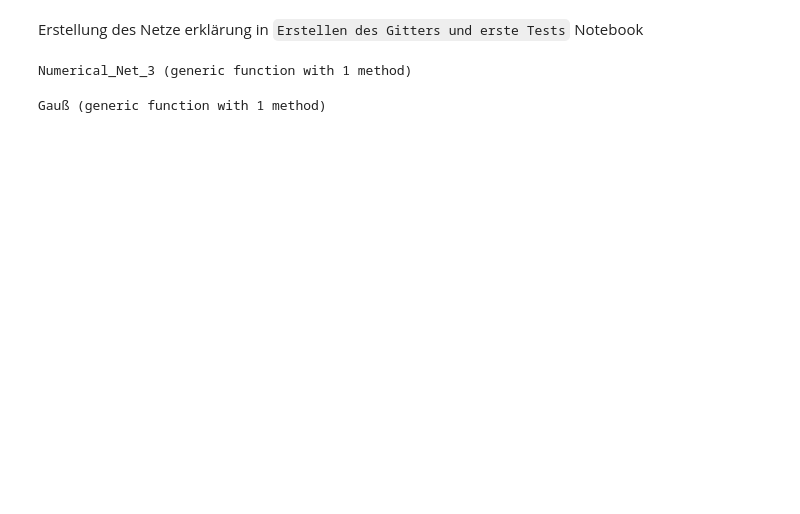
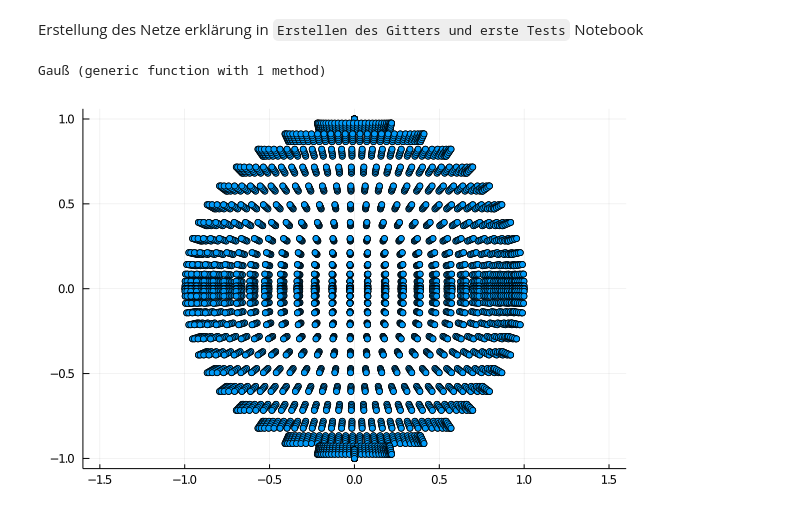
Before and after one commit to Zywczok/Euro-Ocean-Simulation, a Jupyter notebook: Das Model.ipynb, the cells around one changed output. Drawn from its saved outputs; the diff is of its cells as text; code cells hidden in the pictures; blank space fills up the shorter version.

```diff
--- a/Das Model.ipynb
+++ b/Das Model.ipynb
@@ -3,9 +3,23 @@ using Plots
 # %% [markdown]
 Erstellung des Netze erklärung in `Erstellen des Gitters und erste Tests` Notebook
 # %%
-function Numerical_Net_3(N,m,Topografie)
+function Gauß(x,a)
+    @. *(/(1,sqrt(2*π)*a),exp(/(-x^2,2*a^2)))
+end
+
+
+function phi_weight(N,a=0.6)
+    x = range(-1,1,length=N)
+    L = Gauß(x,a)
+    L = (1 ./ L) .- 1 ./ Gauß(0,a)
+    @. L[1:Int(N/2)] = -L[1:Int(N/2)]
+    L = (L .- L[1]) ./ (2*L[end]) * π
+end
+
+
+function Numerical_Net_3(N,m,Topografie,a=0.6)
     Θ = range(0,stop=2*π,length=N*2)
-    φ = logrange(x1, x2, n) # range(0,stop=π,length=N)
+    φ = phi_weight(N,a) # range(0,stop=π,length=N)
 
     X, Y, Z = [],[],[]
 
@@ -21,10 +35,4 @@ function Numerical_Net_3(N,m,Topografie)
     [X,Y,Z]
 end
 # %% [output]
-Numerical_Net_3 (generic function with 1 method)
+Gauß (generic function with 1 method)
-# %%
-function Gauß(x,a)
-    @. *(/(1,sqrt(π)*a),exp(/(-x^2,a^2)))
-end
-# %% [output]
-Gauß (generic function with 1 method)
@@ -37,4 +39,6 @@ plot(x[Int(N/2):end],L[Int(N/2):end])
 # %%
 Topografie(i,k) = 0.95 #((k/π)+0.001)*(i/(2*π))
-Net_3 = Numerical_Net_3(30,5,Topografie)
-scatter(Net_3[1],Net_3[2],leg = false, aspect_ratio=:equal)
+Net_3 = Numerical_Net_3(30,5,Topografie,2)
+scatter(Net_3[1],Net_3[3],leg = false, aspect_ratio=:equal, html_output_format=:png)
+# %% [output]
+[figure, added]
```
Also changed, not shown: parts of 2 cells of this notebook, 1 other file.
